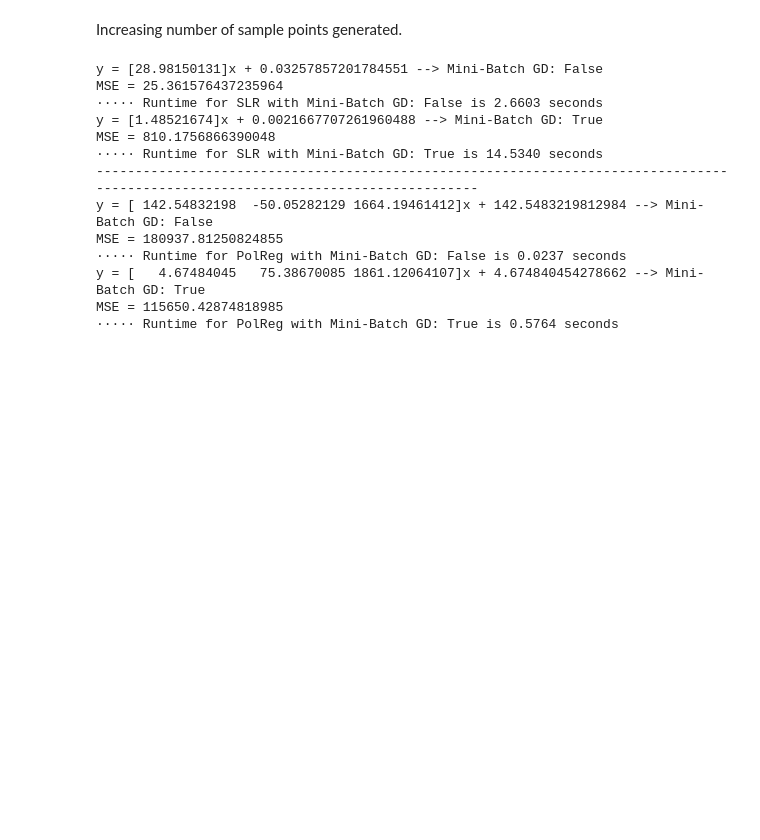
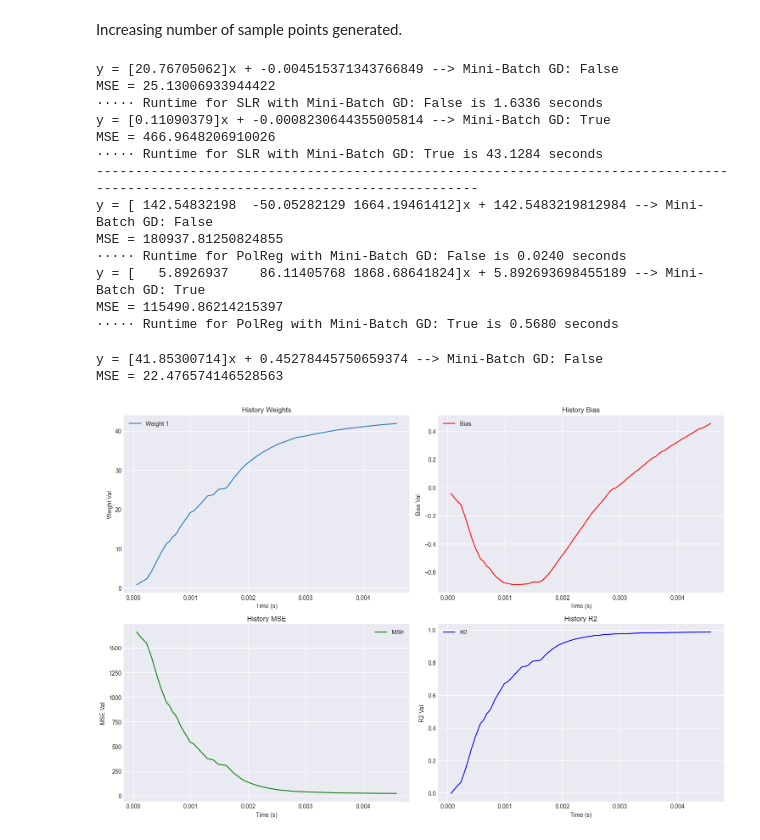
Before and after one commit to radualexe32/regGPT, a Jupyter notebook: notebooks/grad_algo_bech.ipynb, the cells around one changed output. Cells and saved outputs as stored; diff of their text form; code cells hidden in the pictures; blank space fills up the shorter version.

Commit message:
graphs for weights, bias, mse and r2 history for both gd algorithm types

```diff
--- a/notebooks/grad_algo_bech.ipynb
+++ b/notebooks/grad_algo_bech.ipynb
@@ -50,18 +50,60 @@ MSE = 115618.81148758307
 # %% [markdown]
 Increasing number of sample points generated.
 # %%
-output(samples = 100000)
+output(samples = 1000000)
 # %% [output]
-y = [28.98150131]x + 0.03257857201784551 --> Mini-Batch GD: False
-MSE = 25.361576437235964
-····· Runtime for SLR with Mini-Batch GD: False is 2.6603 seconds
-y = [1.48521674]x + 0.0021667707261960488 --> Mini-Batch GD: True
-MSE = 810.1756866390048
-····· Runtime for SLR with Mini-Batch GD: True is 14.5340 seconds
+y = [20.76705062]x + -0.004515371343766849 --> Mini-Batch GD: False
+MSE = 25.13006933944422
+····· Runtime for SLR with Mini-Batch GD: False is 1.6336 seconds
+y = [0.11090379]x + -0.0008230644355005814 --> Mini-Batch GD: True
+MSE = 466.9648206910026
+····· Runtime for SLR with Mini-Batch GD: True is 43.1284 seconds
 ----------------------------------------------------------------------------------------------------------------------------------
 y = [ 142.54832198  -50.05282129 1664.19461412]x + 142.5483219812984 --> Mini-Batch GD: False
 MSE = 180937.81250824855
-····· Runtime for PolReg with Mini-Batch GD: False is 0.0237 seconds
-y = [   4.67484045   75.38670085 1861.12064107]x + 4.674840454278662 --> Mini-Batch GD: True
-MSE = 115650.42874818985
-····· Runtime for PolReg with Mini-Batch GD: True is 0.5764 seconds
+····· Runtime for PolReg with Mini-Batch GD: False is 0.0240 seconds
+y = [   5.8926937    86.11405768 1868.68641824]x + 5.892693698455189 --> Mini-Batch GD: True
+MSE = 115490.86214215397
+····· Runtime for PolReg with Mini-Batch GD: True is 0.5680 seconds
+# %%
+import matplotlib.pyplot as plt
+
+def plot_weights_bias(model):
+    fig, axs = plt.subplots(2, 2, figsize = (15, 10))
+
+    for i in range(len(model.w_hist[0])):
+        w_hist_i = [w[i] for w in model.w_hist]
+        axs[0, 0].plot(model.time_hist, w_hist_i, label = f"Weight {i+1}")
+
+    axs[0, 0].set_title("History Weights")
+    axs[0, 0].set_xlabel("Time (s)")
+    axs[0, 0].set_ylabel("Weight Val")
+    axs[0, 0].legend()
+
+    axs[0, 1].plot(model.time_hist, model.b_hist, label = "Bias", color = "r")
+    axs[0, 1].set_title("History Bias")
+    axs[0, 1].set_xlabel("Time (s)")
+    axs[0, 1].set_ylabel("Bias Val")
+    axs[0, 1].legend()
+
+    axs[1, 0].plot(model.time_hist, model.mse_hist, label = "MSE", color = "g")
+    axs[1, 0].set_title("History MSE")
+    axs[1, 0].set_xlabel("Time (s)")
+    axs[1, 0].set_ylabel("MSE Val")
+    axs[1, 0].legend()
+
+    axs[1, 1].plot(model.time_hist, model.r2_hist, label = "R2", color = "b")
+    axs[1, 1].set_title("History R2")
+    axs[1, 1].set_xlabel("Time (s)")
+    axs[1, 1].set_ylabel("R2 Val")
+    axs[1, 1].legend()
+
+    plt.tight_layout()
+    plt.show()
+
+reg = train_slr(mini_batch = False)
+plot_weights_bias(reg)
+# %% [output]
+y = [41.85300714]x + 0.45278445750659374 --> Mini-Batch GD: False
+MSE = 22.476574146528563
+[figure, added]
```
Also changed, not shown: parts of 3 cells of this notebook, 1 other file.
